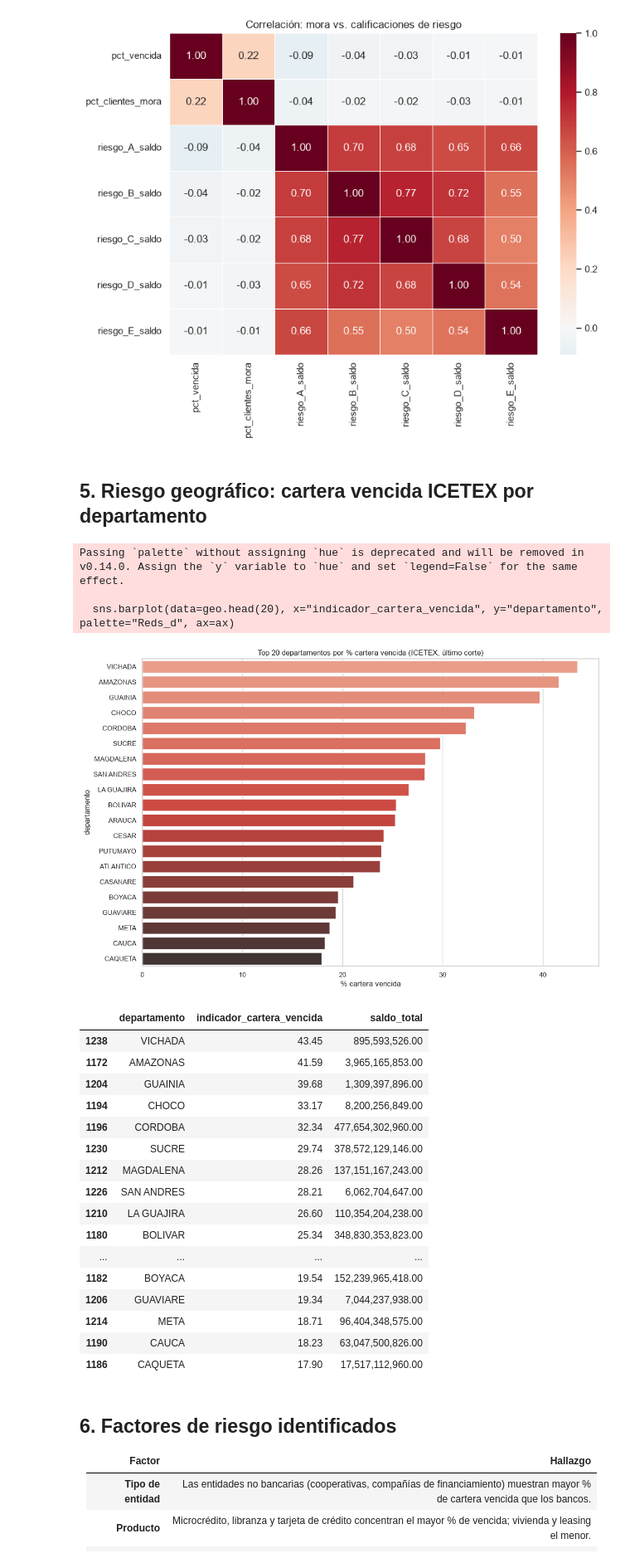
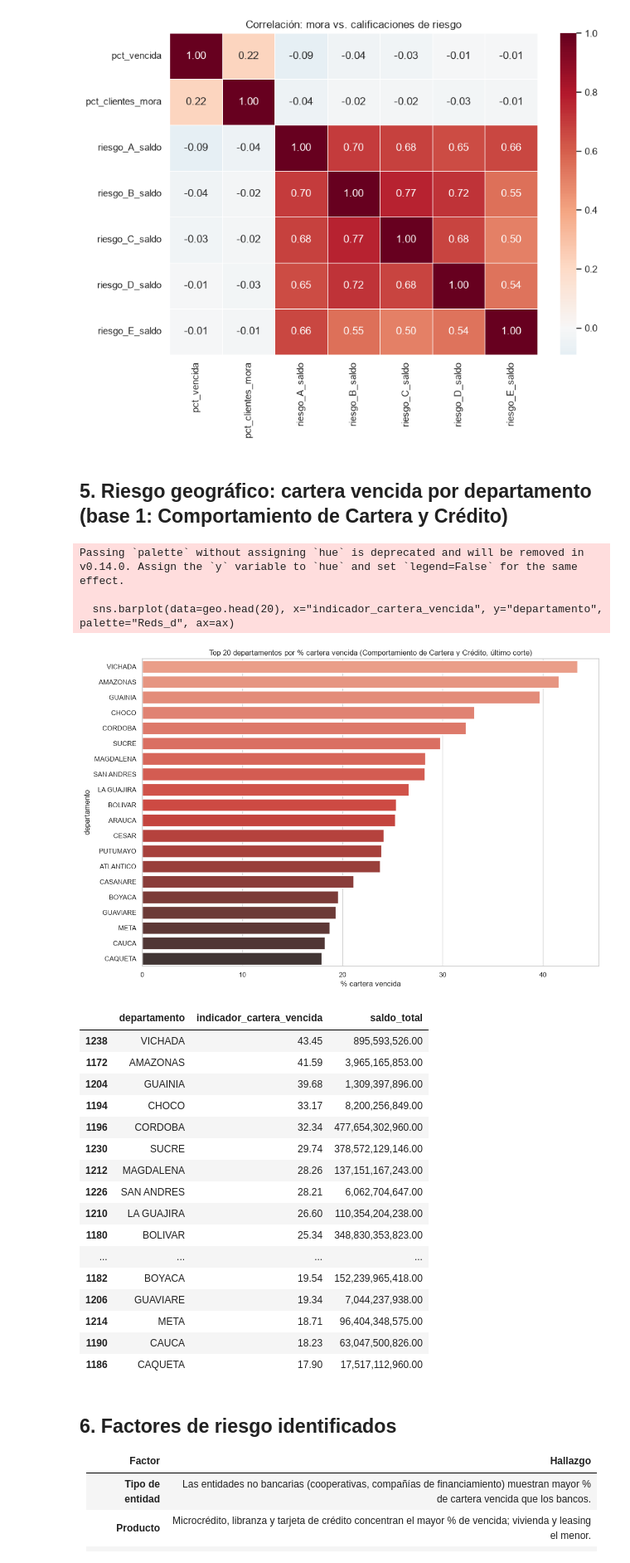
Before and after one commit to samestediazmedin/Financiera-proyecto-de-Riesgo-de-Cr-dito, a Jupyter notebook: notebooks/04_analisis_riesgo.ipynb, the cells around one changed output. Shown at 83% size. Saved outputs shown, nothing was run; the diff lists cells and outputs as text; code cells hidden in the pictures.

```diff
--- a/notebooks/04_analisis_riesgo.ipynb
+++ b/notebooks/04_analisis_riesgo.ipynb
@@ -119,23 +119,23 @@ plt.tight_layout(); plt.show()
 # %% [output]
 [figure]
 # %% [markdown]
-## 5. Riesgo geográfico: cartera vencida ICETEX por departamento
+## 5. Riesgo geográfico: cartera vencida por departamento (base 1: Comportamiento de Cartera y Crédito)
 # %%
 icetex = load_icetex()
 ult = icetex[icetex["fecha_corte"] == icetex["fecha_corte"].max()]
 geo = ult[["departamento", "indicador_cartera_vencida", "saldo_total"]].sort_values("indicador_cartera_vencida", ascending=False)
 
 fig, ax = plt.subplots(figsize=(12, 8))
 sns.barplot(data=geo.head(20), x="indicador_cartera_vencida", y="departamento", palette="Reds_d", ax=ax)
-ax.set_title("Top 20 departamentos por % cartera vencida (ICETEX, último corte)")
+ax.set_title("Top 20 departamentos por % cartera vencida (Comportamiento de Cartera y Crédito, último corte)")
 ax.set_xlabel("% cartera vencida")
 plt.tight_layout(); plt.show()
 geo.head(20)
 # %% [output]
 Passing `palette` without assigning `hue` is deprecated and will be removed in v0.14.0. Assign the `y` variable to `hue` and set `legend=False` for the same effect.
 
   sns.barplot(data=geo.head(20), x="indicador_cartera_vencida", y="departamento", palette="Reds_d", ax=ax)
-[figure, old version]
+[figure, new version]
 |  | departamento | indicador_cartera_vencida | saldo_total |
 | 1238 | VICHADA | 43.45 | 895,593,526.00 |
 | 1172 | AMAZONAS | 41.59 | 3,965,165,853.00 |
```
Also changed, not shown: parts of 1 cell of this notebook, 3 other files.
